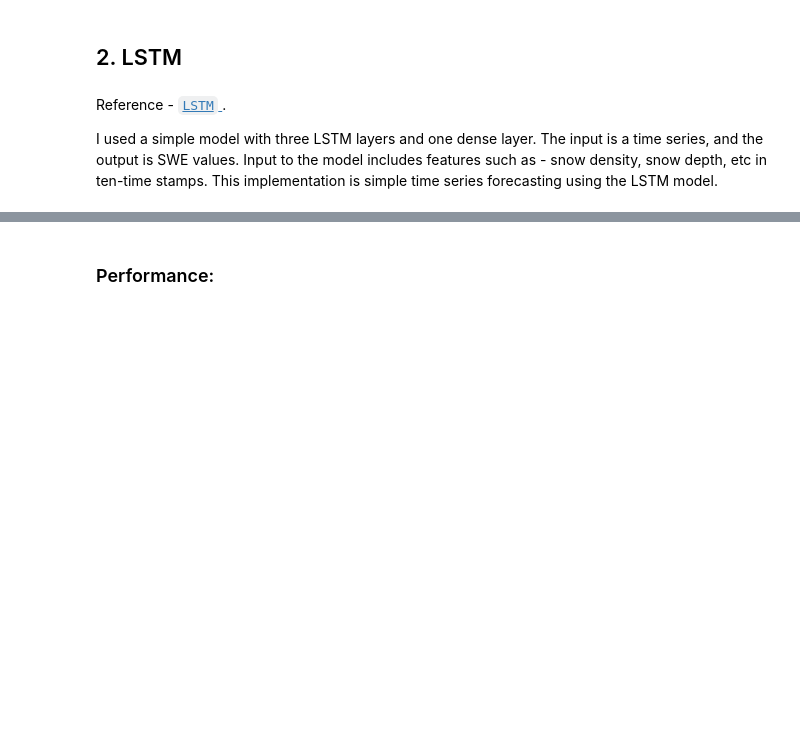
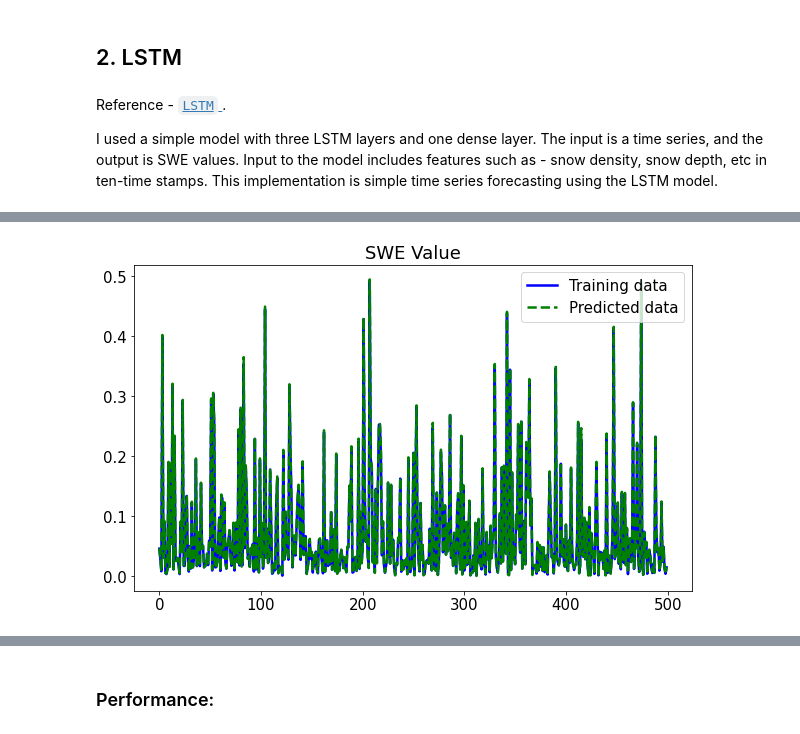
Before and after one commit to tenworden/e4000_project_tw2834_SWE, a Jupyter notebook: Main.ipynb, the cells around one changed output, grey strips where cells are left out. Drawn from its saved outputs; the diff is of its cells as text; code cells hidden in the pictures; blank space fills up the shorter version.

```diff
--- a/Main.ipynb
+++ b/Main.ipynb
@@ -171,7 +174,7 @@ print(Xl_test.shape, Yl_test.shape)
 # %%
 n_neuron = 10
-input_shape = (X_train.shape[1],X_train.shape[2])
-y_out = Y_train.shape[-1]
+input_shape = (Xl_train.shape[1],Xl_train.shape[2])
+y_out = Yl_train.shape[-1]
 # %%
 # Fetching LSTM model
 lstm_model = get_lstm_model(n_neuron, input_shape, y_out)
@@ -181,12 +204,14 @@ lstm_model.load_weights('best_models/lstm_best_model.h5')
 # %%
-Y_pred = model.predict(X_train)
+Yl_pred = lstm_model.predict(Xl_train)
 plt.figure(figsize=(10, 6))
 # plt.plot(Y_pred[:,1], label='q_predicted')
 # plt.plot(Y_train[:,1], label='q')
-plt.plot(Y_train[:500,], 'b-', linewidth=2.5, label='Training data')
-plt.plot(Y_pred[:500,], 'g--', linewidth=2.5, label='Predicted data')
+plt.plot(Yl_train[:500,], 'b-', linewidth=2.5, label='Training data')
+plt.plot(Yl_pred[:500,], 'g--', linewidth=2.5, label='Predicted data')
 # plt.plot(Y_test, 'r--', linewidth=2.5, label='Test data')
 plt.title("SWE Value")
 plt.legend()
 plt.show()
+# %% [output]
+[figure, added]
 # %%
```
Also changed, not shown: parts of 8 cells of this notebook, 2 other files.
